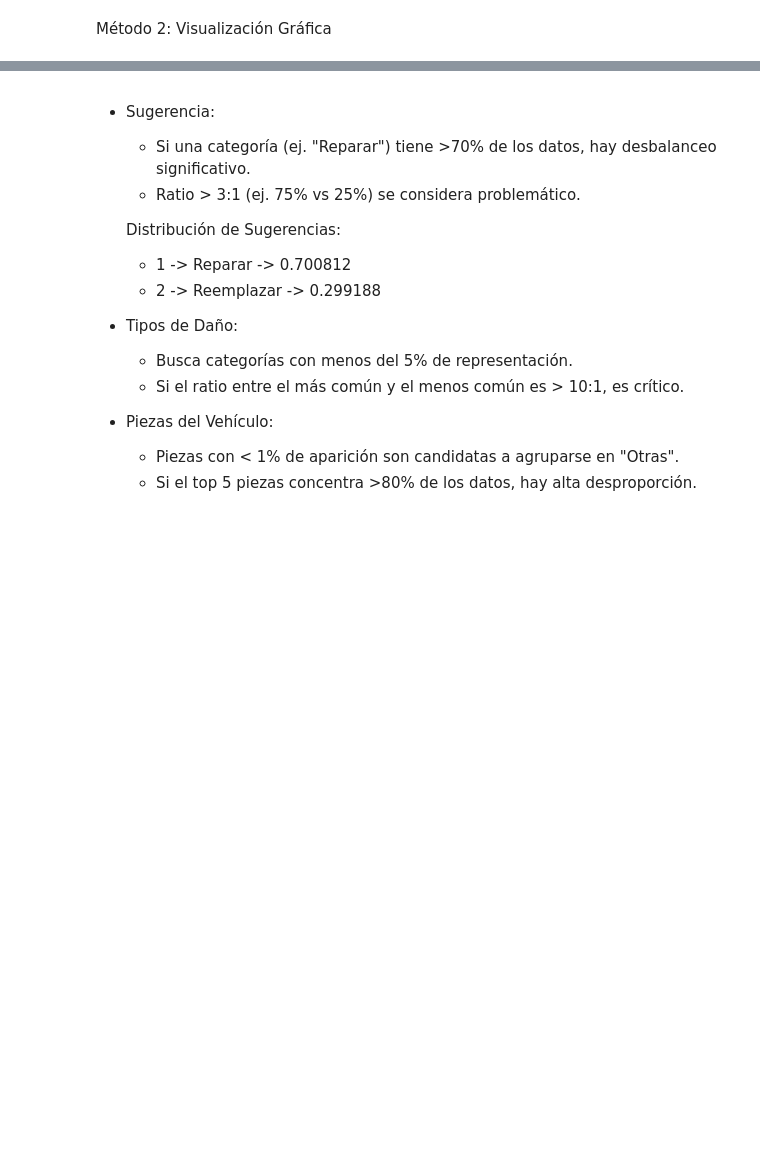
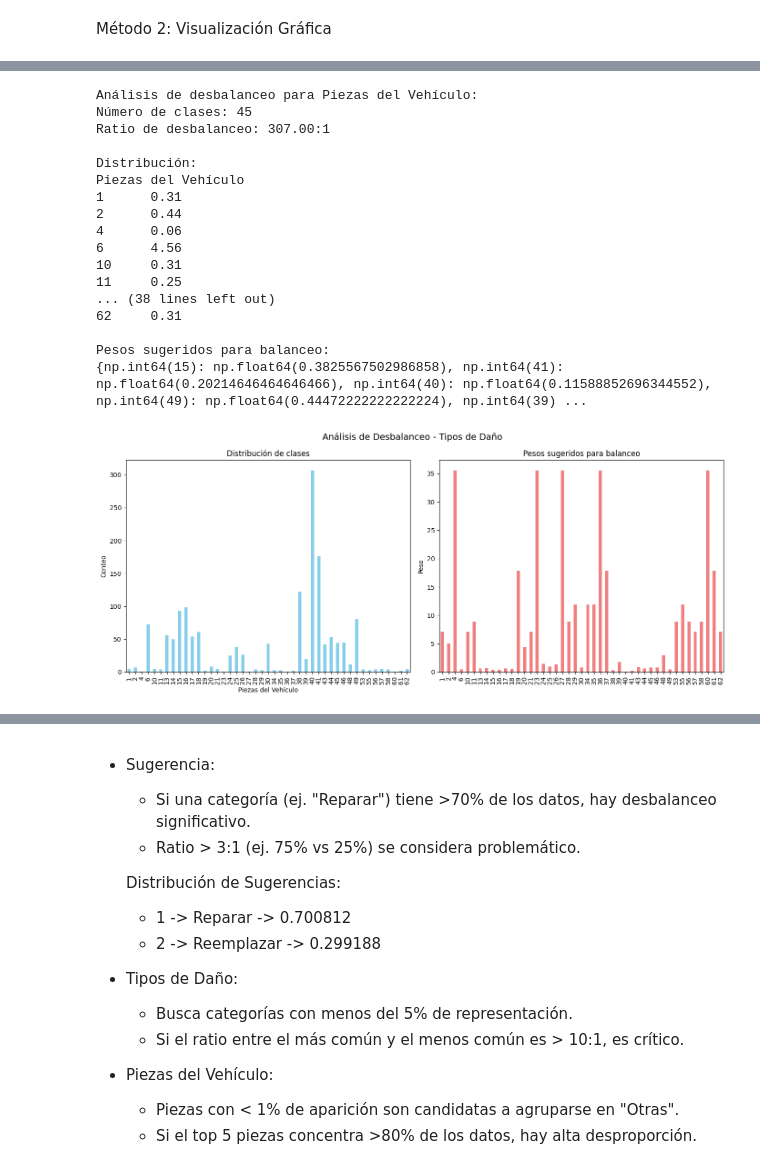
Before and after one commit to ramirezla/VehiculosVerificationDeDannosEtiquetasReducidas, a Jupyter notebook: modelo_detectar_dannos_en_imagenes_de_vehiculos_Con_MejorasV5_B0.ipynb, the cells around one changed output, grey strips where cells are left out. Cells and saved outputs as stored; diff of their text form; code cells hidden in the pictures; blank space fills up the shorter version.

```diff
--- a/modelo_detectar_dannos_en_imagenes_de_vehiculos_Con_MejorasV5_B0.ipynb
+++ b/modelo_detectar_dannos_en_imagenes_de_vehiculos_Con_MejorasV5_B0.ipynb
@@ -416,0 +804,22 @@ calcular_desbalanceo('Piezas del Vehículo')
+# %%
+# 3. Uso para ver desbalanceo de Piezas del Vehículo
+visualizar_desbalanceo(df, 'Piezas del Vehículo', 'Análisis de Desbalanceo - Tipos de Daño')
+# %% [output]
+Análisis de desbalanceo para Piezas del Vehículo:
+Número de clases: 45
+Ratio de desbalanceo: 307.00:1
+
+Distribución:
+Piezas del Vehículo
+1      0.31
+2      0.44
+4      0.06
+6      4.56
+10     0.31
+11     0.25
+... (38 lines left out)
+62     0.31
+
+Pesos sugeridos para balanceo:
+{np.int64(15): np.float64(0.3825567502986858), np.int64(41): np.float64(0.20214646464646466), np.int64(40): np.float64(0.11588852696344552), np.int64(49): np.float64(0.44472222222222224), np.int64(39) ...
+[figure, added]
```
Also changed, not shown: parts of 30 cells of this notebook, 7 other files.
